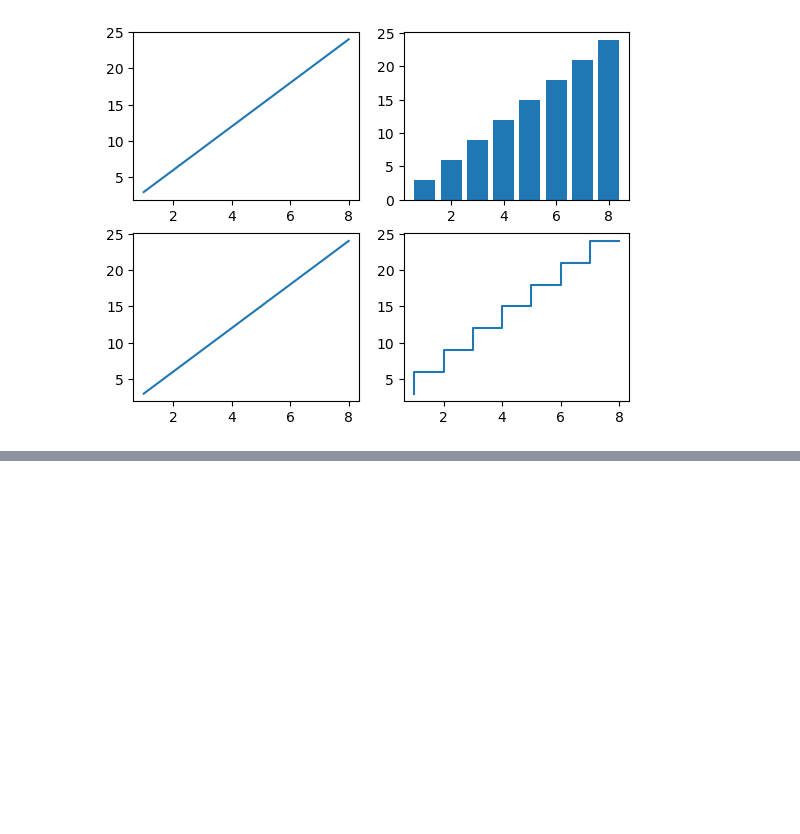
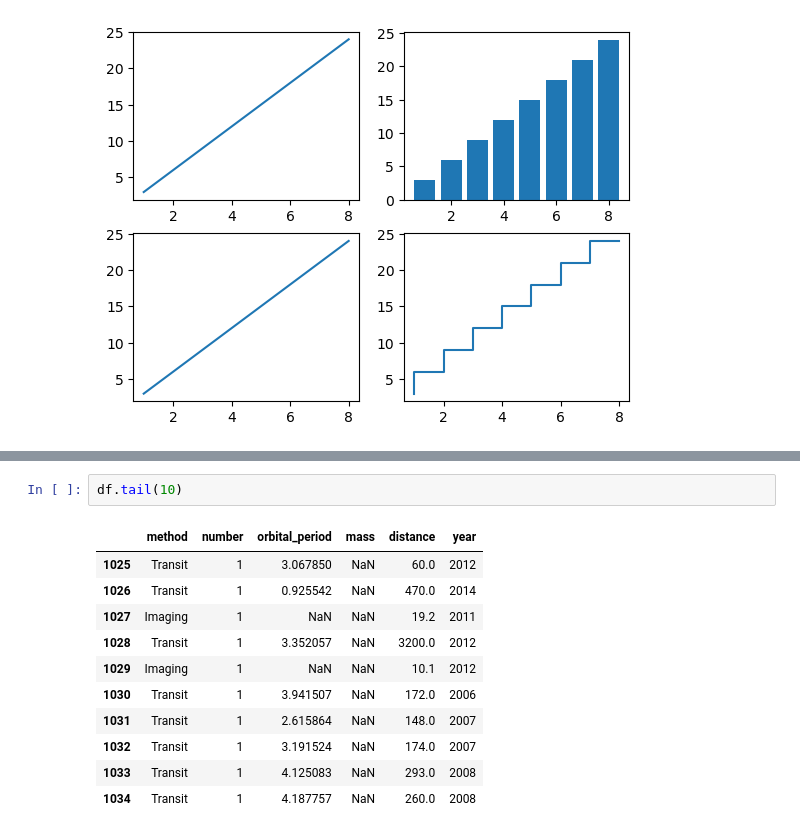
Before and after one commit to kin-yao/udemyy-python, a Jupyter notebook: dirtyhandsss.ipynb, the cells around one changed output, grey strips where cells are left out. Drawn from its saved outputs; the diff is of its cells as text; blank space fills up the shorter version.

```diff
--- a/dirtyhandsss.ipynb
+++ b/dirtyhandsss.ipynb
@@ -47,0 +70,14 @@ plt.step(x,y)
+# %%
+df.tail(10)
+# %% [output]
+|  | method | number | orbital_period | mass | distance | year |
+| 1025 | Transit | 1 | 3.067850 | NaN | 60.0 | 2012 |
+| 1026 | Transit | 1 | 0.925542 | NaN | 470.0 | 2014 |
+| 1027 | Imaging | 1 | NaN | NaN | 19.2 | 2011 |
+| 1028 | Transit | 1 | 3.352057 | NaN | 3200.0 | 2012 |
+| 1029 | Imaging | 1 | NaN | NaN | 10.1 | 2012 |
+| 1030 | Transit | 1 | 3.941507 | NaN | 172.0 | 2006 |
+| 1031 | Transit | 1 | 2.615864 | NaN | 148.0 | 2007 |
+| 1032 | Transit | 1 | 3.191524 | NaN | 174.0 | 2007 |
+| 1033 | Transit | 1 | 4.125083 | NaN | 293.0 | 2008 |
+| 1034 | Transit | 1 | 4.187757 | NaN | 260.0 | 2008 |
```
Also changed, not shown: parts of 26 cells of this notebook.
